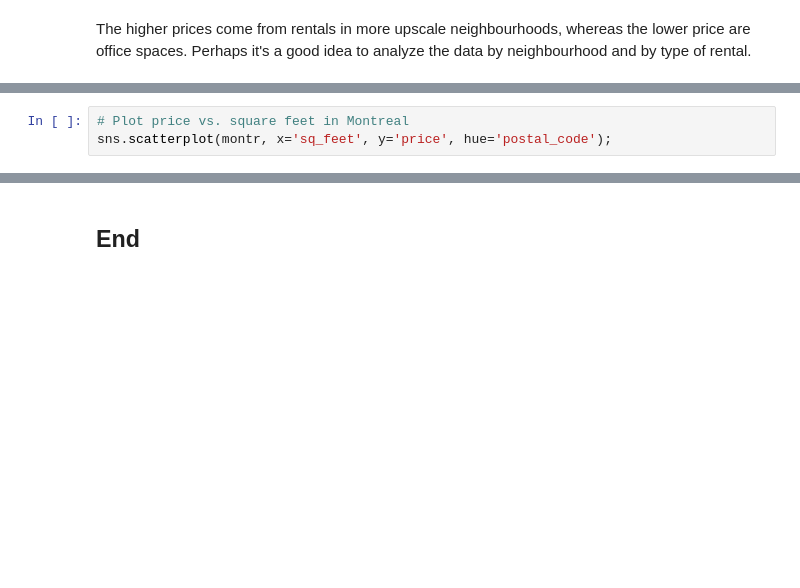
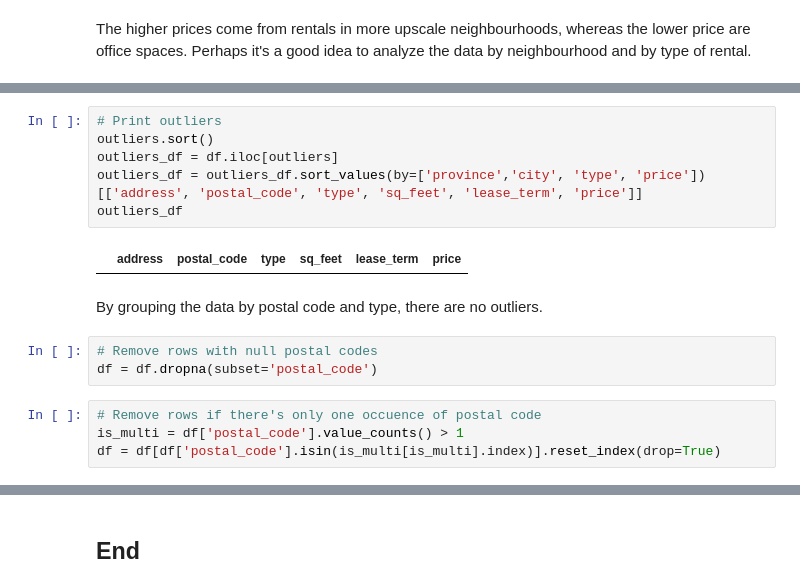
Before and after one commit to nadpierre/rental-prices-regression-project, a Jupyter notebook: DataAnalysis.ipynb, the cells around one changed output, grey strips where cells are left out. Cells and saved outputs as stored; diff of their text form; blank space fills up the shorter version.

```diff
--- a/DataAnalysis.ipynb
+++ b/DataAnalysis.ipynb
@@ -514,3 +538,17 @@ outliers_df[outliers_df['city'] == 'Montréal']
+# %%
+# Print outliers
+outliers.sort()
+outliers_df = df.iloc[outliers]
+outliers_df = outliers_df.sort_values(by=['province','city', 'type', 'price'])[['address', 'postal_code', 'type', 'sq_feet', 'lease_term', 'price']]
+outliers_df
+# %% [output]
+|  | address | postal_code | type | sq_feet | lease_term | price |
+# %% [markdown]
+By grouping the data by postal code and type, there are no outliers.
 # %%
-# Plot price vs. square feet in Montreal
-sns.scatterplot(montr, x='sq_feet', y='price', hue='postal_code');
+# Remove rows with null postal codes
+df = df.dropna(subset='postal_code')
+# %%
+# Remove rows if there's only one occuence of postal code
+is_multi = df['postal_code'].value_counts() > 1
+df = df[df['postal_code'].isin(is_multi[is_multi].index)].reset_index(drop=True)
```
Also changed, not shown: parts of 13 cells of this notebook, 2 other files.
